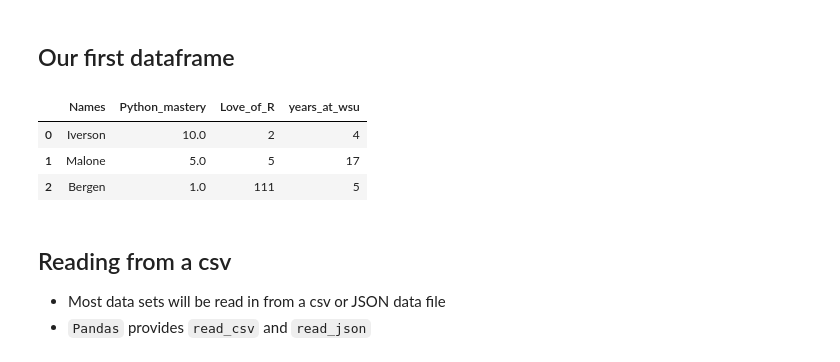
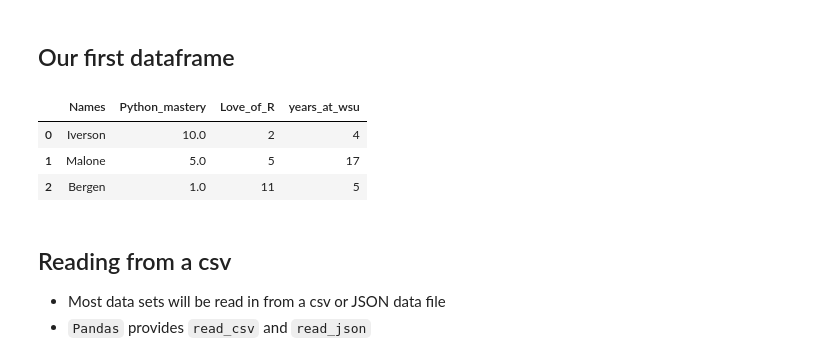
Before and after one commit to LukeCoelho/module2_intro_to_pandas, a Jupyter notebook: 2_1_introduction_to_pandas.ipynb, the cells around one changed output. Drawn from its saved outputs; the diff is of its cells as text; code cells hidden in the pictures.

```diff
--- a/2_1_introduction_to_pandas.ipynb
+++ b/2_1_introduction_to_pandas.ipynb
@@ -13,14 +13,14 @@ import pandas as pd
 # %%
 df = pd.DataFrame({"Names": ["Iverson", "Malone", "Bergen"],
                    "Python_mastery": [10, 5, 1.0],
-                   "Love_of_R": [2, 5, 100],
+                   "Love_of_R": [2, 5, 11],
                    "years_at_wsu": [4, 17, 5]})
 df.head()
 # %% [output]
 |  | Names | Python_mastery | Love_of_R | years_at_wsu |
 | 0 | Iverson | 10.0 | 2 | 4 |
 | 1 | Malone | 5.0 | 5 | 17 |
-| 2 | Bergen | 1.0 | 111 | 5 |
+| 2 | Bergen | 1.0 | 11 | 5 |
 # %% [markdown]
 ## Reading from a csv
 
```
Also changed, not shown: parts of 10 cells of this notebook.
